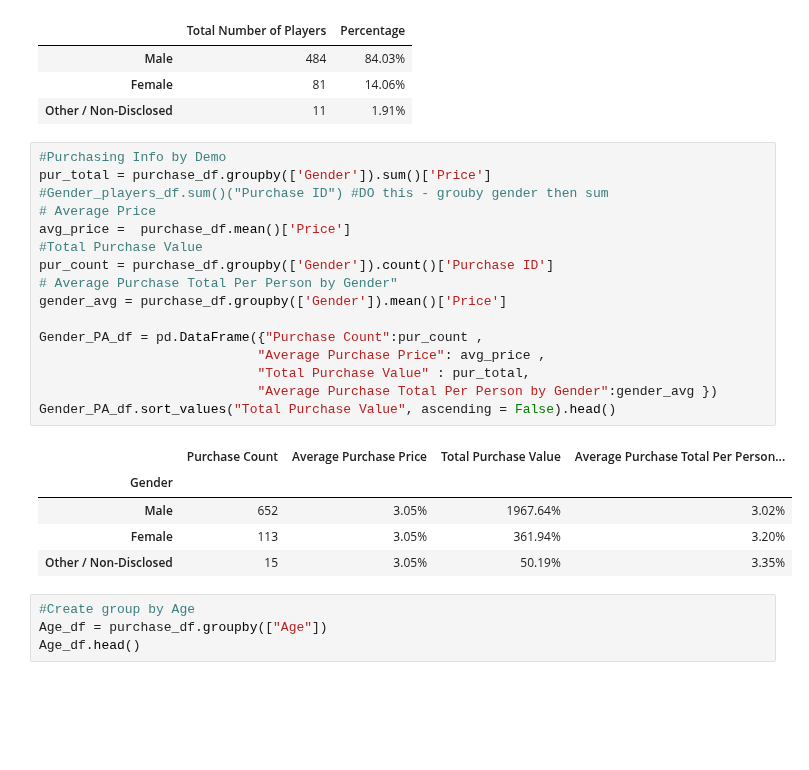
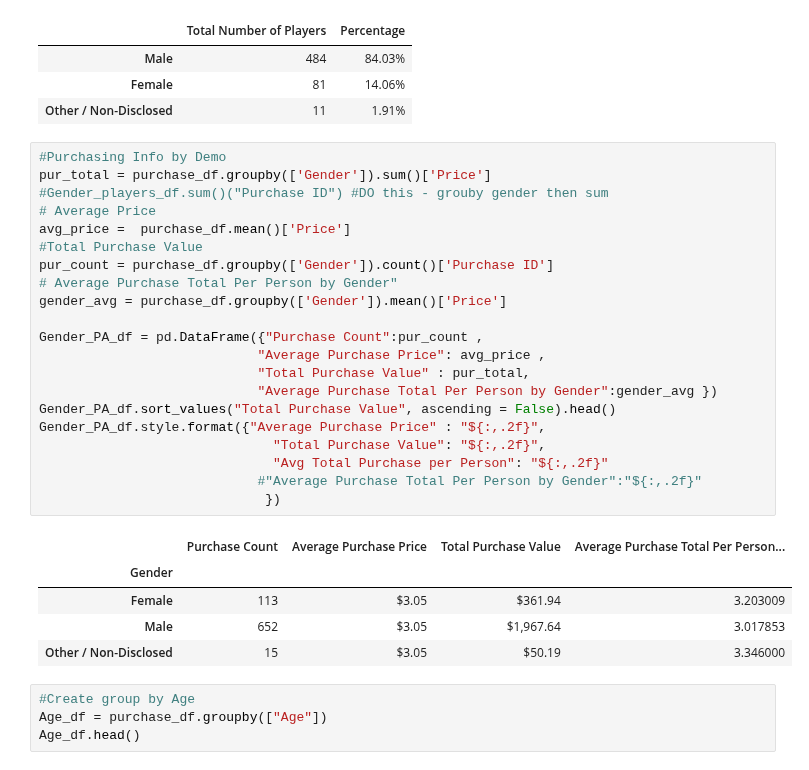
Before and after one commit to jocelyn4112/pandas-challenge, a Jupyter notebook: MainHouse.ipynb, the cells around one changed output. Cells and saved outputs as stored; diff of their text form; blank space fills up the shorter version.

```diff
--- a/MainHouse.ipynb
+++ b/MainHouse.ipynb
@@ -86,25 +86,30 @@ merged_df
 # %%
 #Purchasing Info by Demo
 pur_total = purchase_df.groupby(['Gender']).sum()['Price']
 #Gender_players_df.sum()("Purchase ID") #DO this - grouby gender then sum
 # Average Price
 avg_price =  purchase_df.mean()['Price']
 #Total Purchase Value
 pur_count = purchase_df.groupby(['Gender']).count()['Purchase ID']
 # Average Purchase Total Per Person by Gender"
 gender_avg = purchase_df.groupby(['Gender']).mean()['Price']
 
 Gender_PA_df = pd.DataFrame({"Purchase Count":pur_count ,
                             "Average Purchase Price": avg_price ,
                             "Total Purchase Value" : pur_total,
                             "Average Purchase Total Per Person by Gender":gender_avg })
 Gender_PA_df.sort_values("Total Purchase Value", ascending = False).head()
+Gender_PA_df.style.format({"Average Purchase Price" : "${:,.2f}",
+                              "Total Purchase Value": "${:,.2f}",
+                              "Avg Total Purchase per Person": "${:,.2f}"
+                            #"Average Purchase Total Per Person by Gender":"${:,.2f}"
+                             })
 # %% [output]
 |  | Purchase Count | Average Purchase Price | Total Purchase Value | Average Purchase Total Per Person... |
 | Gender |  |  |  |  |
-| Male | 652 | 3.05% | 1967.64% | 3.02% |
-| Female | 113 | 3.05% | 361.94% | 3.20% |
-| Other / Non-Disclosed | 15 | 3.05% | 50.19% | 3.35% |
+| Female | 113 | $3.05 | $361.94 | 3.203009 |
+| Male | 652 | $3.05 | $1,967.64 | 3.017853 |
+| Other / Non-Disclosed | 15 | $3.05 | $50.19 | 3.346000 |
 # %%
 #Create group by Age
 Age_df = purchase_df.groupby(["Age"])
```
Also changed, not shown: parts of 4 cells of this notebook.
